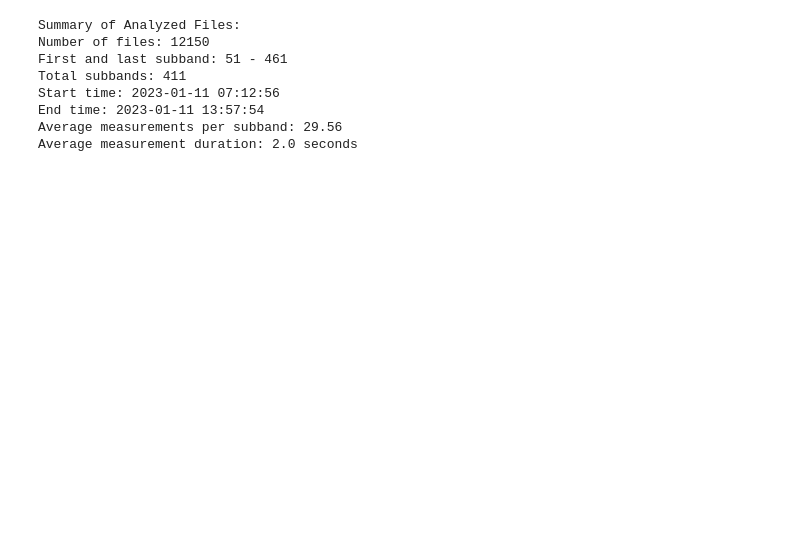
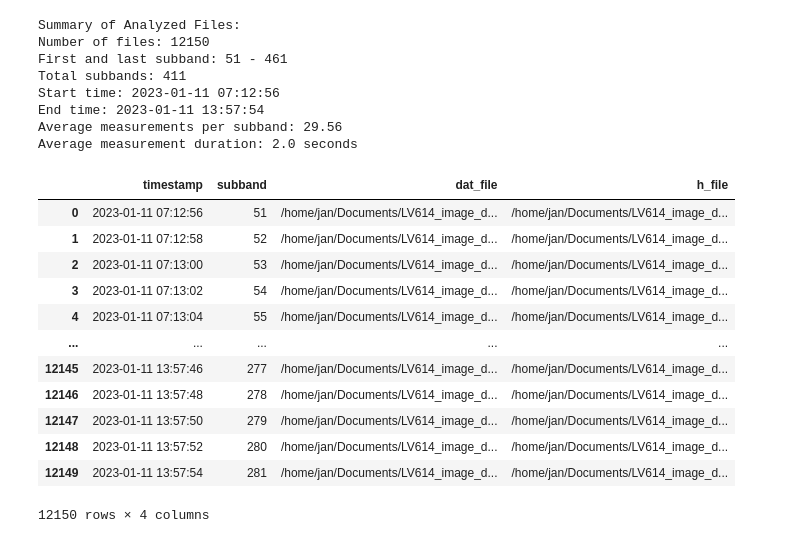
Before and after one commit to JanFPV/lofar-RFI-detection, a Jupyter notebook: nearfield_videomaker.ipynb, the cells around one changed output. Cells and saved outputs as stored; diff of their text form; code cells hidden in the pictures; blank space fills up the shorter version.

```diff
--- a/nearfield_videomaker.ipynb
+++ b/nearfield_videomaker.ipynb
@@ -137,14 +138,27 @@ def generate_video_from_list(list_path, output_path, fps=10):
 # %%
 df, summary = analyze_files(obs_dir)
 print_summary(summary)
-#df
+df
 # %% [output]
 Summary of Analyzed Files:
 Number of files: 12150
 First and last subband: 51 - 461
 Total subbands: 411
 Start time: 2023-01-11 07:12:56
 End time: 2023-01-11 13:57:54
 Average measurements per subband: 29.56
 Average measurement duration: 2.0 seconds
+|  | timestamp | subband | dat_file | h_file |
+| 0 | 2023-01-11 07:12:56 | 51 | /home/jan/Documents/LV614_image_d... | /home/jan/Documents/LV614_image_d... |
+| 1 | 2023-01-11 07:12:58 | 52 | /home/jan/Documents/LV614_image_d... | /home/jan/Documents/LV614_image_d... |
+| 2 | 2023-01-11 07:13:00 | 53 | /home/jan/Documents/LV614_image_d... | /home/jan/Documents/LV614_image_d... |
+| 3 | 2023-01-11 07:13:02 | 54 | /home/jan/Documents/LV614_image_d... | /home/jan/Documents/LV614_image_d... |
+| 4 | 2023-01-11 07:13:04 | 55 | /home/jan/Documents/LV614_image_d... | /home/jan/Documents/LV614_image_d... |
+| ... | ... | ... | ... | ... |
+| 12145 | 2023-01-11 13:57:46 | 277 | /home/jan/Documents/LV614_image_d... | /home/jan/Documents/LV614_image_d... |
+| 12146 | 2023-01-11 13:57:48 | 278 | /home/jan/Documents/LV614_image_d... | /home/jan/Documents/LV614_image_d... |
+| 12147 | 2023-01-11 13:57:50 | 279 | /home/jan/Documents/LV614_image_d... | /home/jan/Documents/LV614_image_d... |
+| 12148 | 2023-01-11 13:57:52 | 280 | /home/jan/Documents/LV614_image_d... | /home/jan/Documents/LV614_image_d... |
+| 12149 | 2023-01-11 13:57:54 | 281 | /home/jan/Documents/LV614_image_d... | /home/jan/Documents/LV614_image_d... |
+12150 rows × 4 columns
 # %%
```
Also changed, not shown: parts of 8 cells of this notebook.
